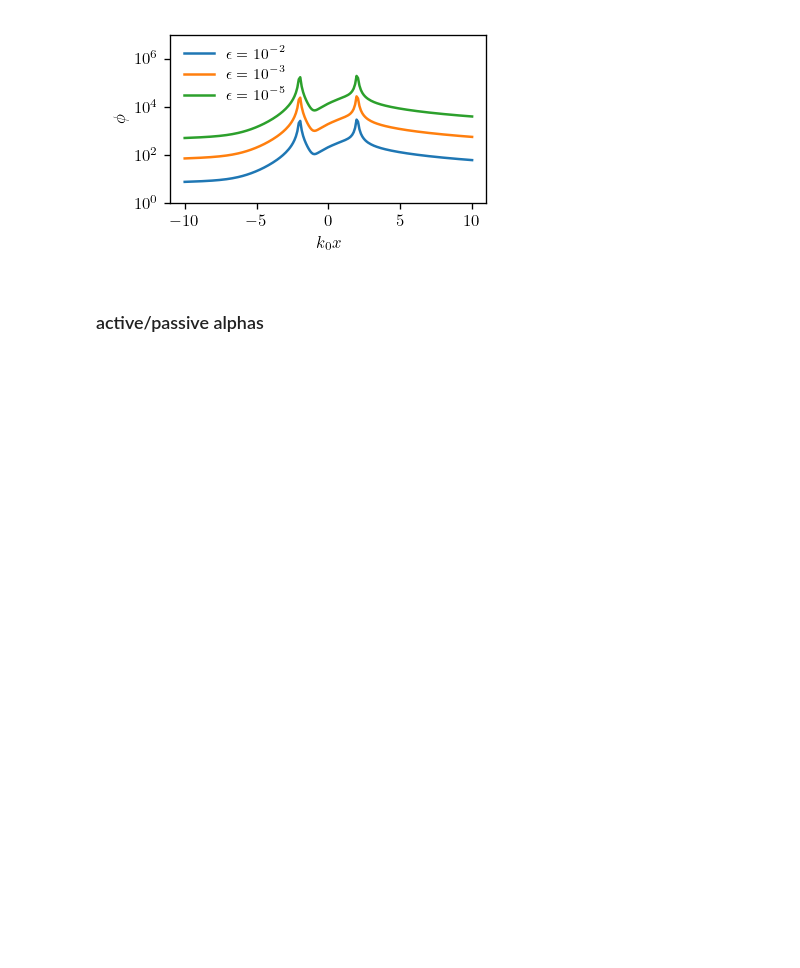
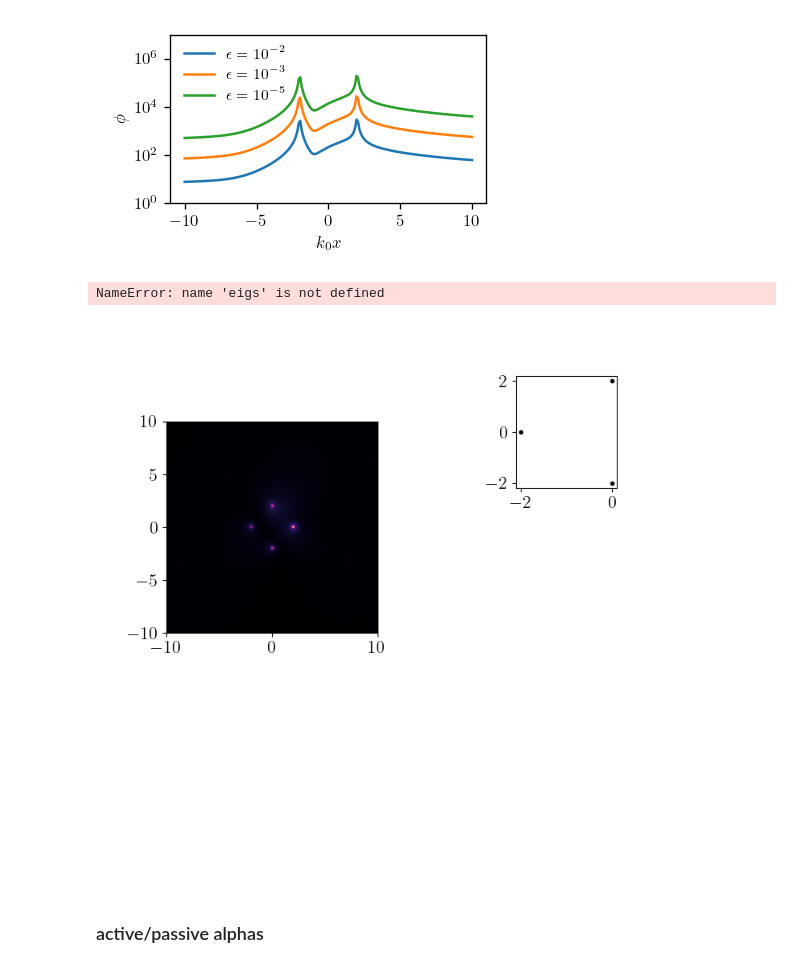
Before and after one commit to mekise/graph-theory-dda, a Jupyter notebook: notebooks/plot_paper.ipynb, the cells around one changed output. Drawn from its saved outputs; the diff is of its cells as text; code cells hidden in the pictures; blank space fills up the shorter version.

```diff
--- a/notebooks/plot_paper.ipynb
+++ b/notebooks/plot_paper.ipynb
@@ -367,6 +369,51 @@ plt.savefig(saveplot)
 plt.show()
 # %% [output]
 [figure]
+# %%
+plt.rcParams.update({
+    "text.usetex": True,
+    "text.latex.preamble": r'', # insert packages here e.g. r'\usepackage{mathrm}'
+    "font.family": "serif",
+    "font.serif": "cm",
+    "font.size": 16,
+    "legend.fontsize": 15
+})
+
+from mpl_toolkits.axes_grid1 import make_axes_locatable
+import matplotlib.gridspec as gridspec
+
+file = np.load("../data/totalfield_new.npz")
+saveplot = "../data/totalfield_new.pdf"
+xx = file["xx"]
+yy = file["yy"]
+phitot = file["phitot"]
+rspan = file["rspan"]
+scattpos = file["scattpos"]
+
+fig = plt.figure(figsize=(7,7))
+gs = gridspec.GridSpec(2, 2, width_ratios=(1,1), height_ratios=(2.5,1), wspace=0.05, hspace=0.2)
+
+ax = fig.add_subplot(gs[0,0])
+ax.imshow(np.abs(phitot[0, :, :]), origin="lower",
+                          extent=(xx[0], xx[-1], yy[0], yy[-1]),
+                          cmap="magma", aspect=1)
+
+# inset
+ax_in = fig.add_axes([0.75, 0.7, 0.18, 0.2])
+ax_in.plot(scattpos[0, 1:, 0], scattpos[0, 1:, 1], '.', c='k')
+ax_in.axvline(scattpos[int(np.shape(eigs)[0]/2), 0, 0], ls='dashed', c='b', lw=1, alpha=0.5)
+yin_init, = ax_in.plot(scattpos[int(np.shape(eigs)[0]/2), 0, 0]+(scattpos[0, 0, 0]-scattpos[int(np.shape(eigs)[0]/2), 0, 0])*30, scattpos[0, 0, 1], '.', c='k')
+ax_in.set_xlim(-4,4)
+ax_in.set_ylim(-4,4)
+ax_in.set_xlabel("x")
+ax_in.set_ylabel("y")
+
+# plt.tight_layout()
+# plt.savefig(saveplot)
+plt.show()
+# %% [output]
+NameError: name 'eigs' is not defined
+[figure, added]
 # %% [markdown]
 ### active/passive alphas
 # %%
```
Also changed, not shown: parts of 3 cells of this notebook.
